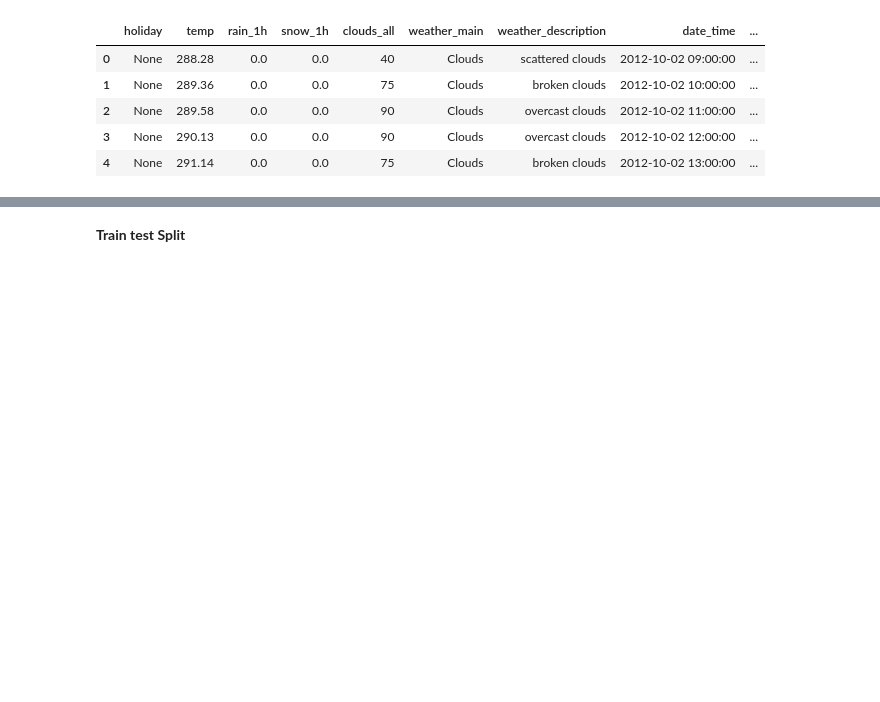
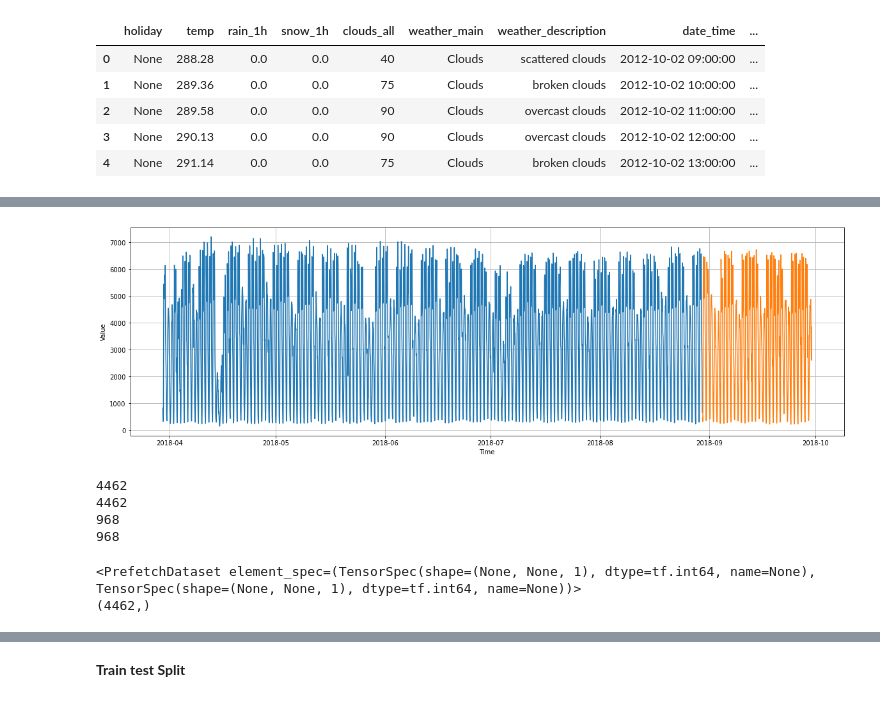
Before and after one commit to amine-akrout/Time-series-forecasting, a Jupyter notebook: Time_series_forecasting_LSTM.ipynb, the cells around one changed output, grey strips where cells are left out. Cells and saved outputs as stored; diff of their text form; code cells hidden in the pictures; blank space fills up the shorter version.

```diff
--- a/Time_series_forecasting_LSTM.ipynb
+++ b/Time_series_forecasting_LSTM.ipynb
@@ -35,7 +34,7 @@ warnings.filterwarnings('ignore')
 # %% [markdown]
 **Import Data**
 # %%
-data = pd.read_csv('/content/drive/My Drive/Colab Notebooks/time-serie forecasting/Metro_Interstate_Traffic_Volume.csv', infer_datetime_format=True)
+data = pd.read_csv('./data/Metro_Interstate_Traffic_Volume.csv', infer_datetime_format=True)
 # %%
 data.head()
 # %% [output]
@@ -107,0 +75,32 @@ reframed.head()
+# %%
+split_date = '2018-08-30'
+ts_train = ts.loc[ts.index <= split_date].copy()
+ts_test = ts.loc[ts.index > split_date].copy()
+# %%
+def plot_series(time, series, format="-", start=0, end=None):
+    plt.plot(time[start:end], series[start:end], format)
+    plt.xlabel("Time")
+    plt.ylabel("Value")
+    plt.grid(True)
+# %%
+x_train = np.array(ts_train['traffic_volume'])
+x_valid = np.array(ts_test['traffic_volume'])
+
+time_train = np.array(ts_train['date_time'])
+time_valid = np.array(ts_test['date_time'])
+# %%
+plt.figure(figsize=(20, 6))
+plot_series(time_train, x_train)
+plot_series(time_valid, x_valid)
+# %% [output]
+[figure, added]
+# %%
+print(len(time_train))
+print(len(x_train))
+print(len(time_valid))
+print(len(x_valid))
+# %% [output]
+4462
+4462
+968
+968
@@ -107,0 +128,12 @@ reframed.head()
+# %%
+tf.keras.backend.clear_session()
+tf.random.set_seed(51)
+np.random.seed(51)
+window_size = 24
+batch_size = 256
+train_set = windowed_dataset(x_train, window_size, batch_size, shuffle_buffer_size)
+print(train_set)
+print(x_train.shape)
+# %% [output]
+<PrefetchDataset element_spec=(TensorSpec(shape=(None, None, 1), dtype=tf.int64, name=None), TensorSpec(shape=(None, None, 1), dtype=tf.int64, name=None))>
+(4462,)
```
Also changed, not shown: parts of 31 cells of this notebook, 4 other files.
